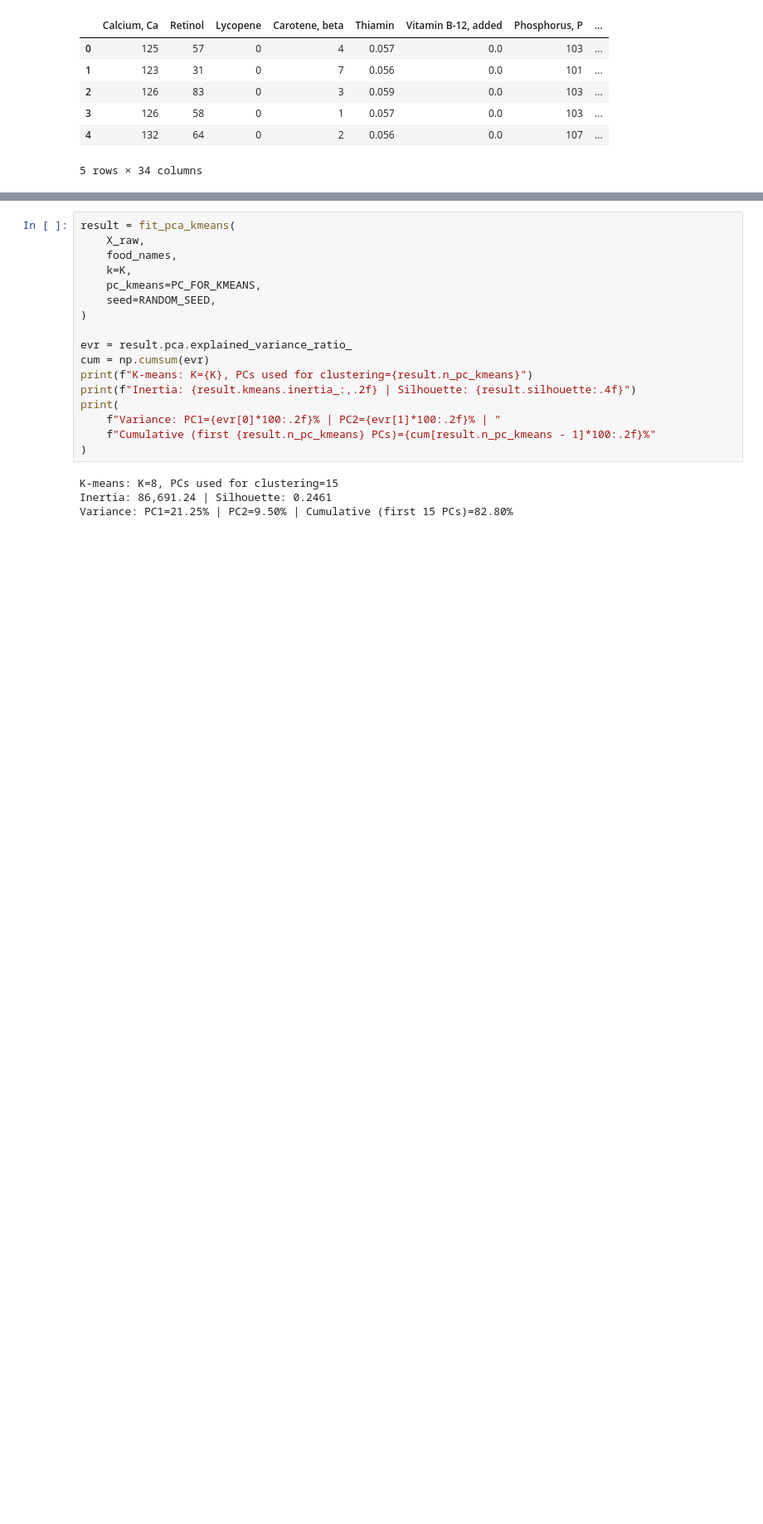
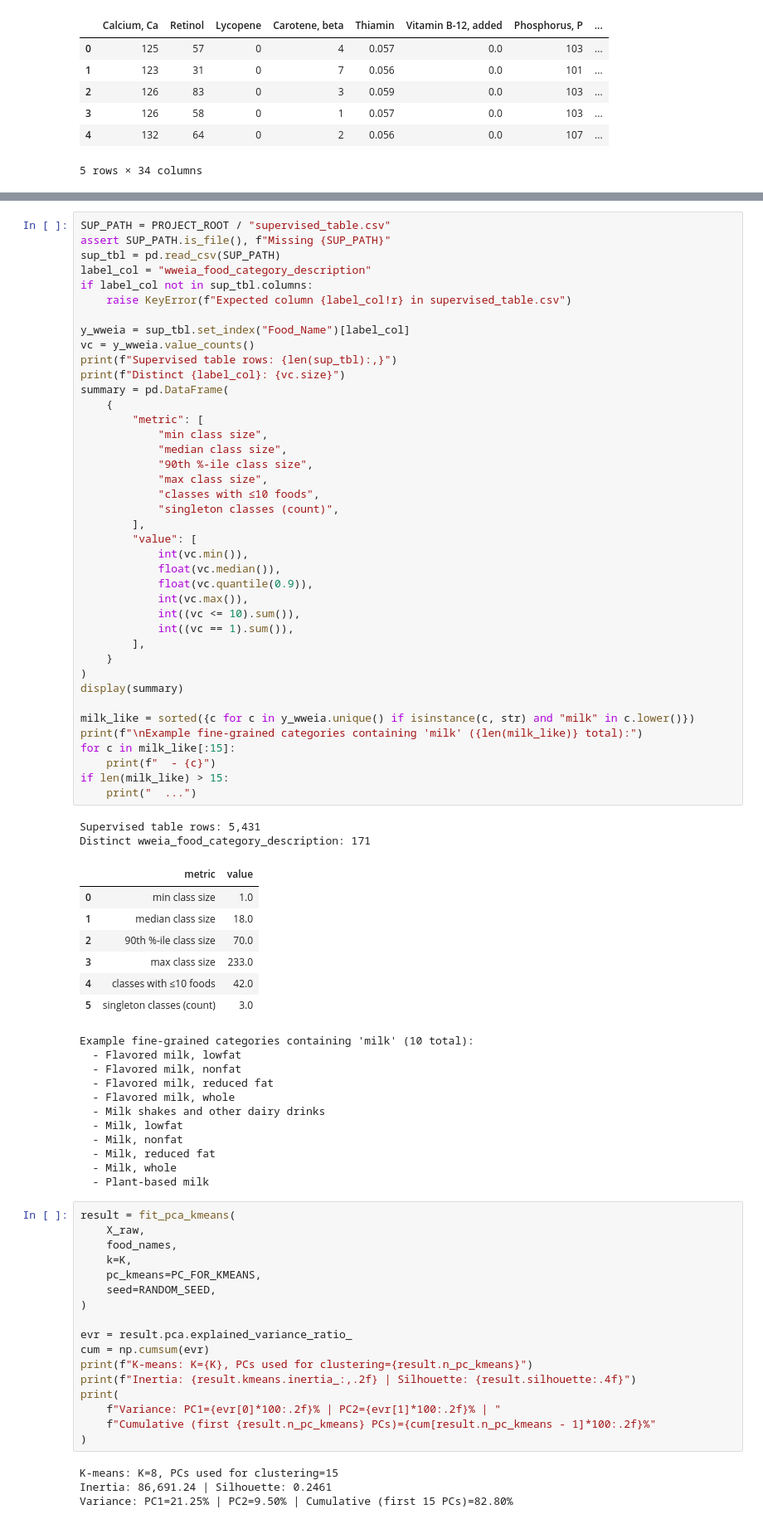
Before and after one commit to rsrini10/StatLearning_FinalProject, a Jupyter notebook: unsupervised_learning/pca_kmeans_exploration.ipynb, the cells around one changed output, grey strips where cells are left out. Shown at 83% size. Saved outputs shown, nothing was run; the diff lists cells and outputs as text; blank space fills up the shorter version.

```diff
--- a/unsupervised_learning/pca_kmeans_exploration.ipynb
+++ b/unsupervised_learning/pca_kmeans_exploration.ipynb
@@ -79,3 +99,64 @@ Foods: 5,431 | Nutrient features: 34
+# %%
+SUP_PATH = PROJECT_ROOT / "supervised_table.csv"
+assert SUP_PATH.is_file(), f"Missing {SUP_PATH}"
+sup_tbl = pd.read_csv(SUP_PATH)
+label_col = "wweia_food_category_description"
+if label_col not in sup_tbl.columns:
+    raise KeyError(f"Expected column {label_col!r} in supervised_table.csv")
+
+y_wweia = sup_tbl.set_index("Food_Name")[label_col]
+vc = y_wweia.value_counts()
+print(f"Supervised table rows: {len(sup_tbl):,}")
+print(f"Distinct {label_col}: {vc.size}")
+summary = pd.DataFrame(
+    {
+        "metric": [
+            "min class size",
+            "median class size",
+            "90th %-ile class size",
+            "max class size",
+            "classes with ≤10 foods",
+            "singleton classes (count)",
+        ],
+        "value": [
+            int(vc.min()),
+            float(vc.median()),
+            float(vc.quantile(0.9)),
+            int(vc.max()),
+            int((vc <= 10).sum()),
+            int((vc == 1).sum()),
+        ],
+    }
+)
+display(summary)
+
+milk_like = sorted({c for c in y_wweia.unique() if isinstance(c, str) and "milk" in c.lower()})
+print(f"\nExample fine-grained categories containing 'milk' ({len(milk_like)} total):")
+for c in milk_like[:15]:
+    print(f"  - {c}")
+if len(milk_like) > 15:
+    print("  ...")
+# %% [output]
+Supervised table rows: 5,431
+Distinct wweia_food_category_description: 171
+|  | metric | value |
+| 0 | min class size | 1.0 |
+| 1 | median class size | 18.0 |
+| 2 | 90th %-ile class size | 70.0 |
+| 3 | max class size | 233.0 |
+| 4 | classes with ≤10 foods | 42.0 |
+| 5 | singleton classes (count) | 3.0 |
+Example fine-grained categories containing 'milk' (10 total):
+  - Flavored milk, lowfat
+  - Flavored milk, nonfat
+  - Flavored milk, reduced fat
+  - Flavored milk, whole
+  - Milk shakes and other dairy drinks
+  - Milk, lowfat
+  - Milk, nonfat
+  - Milk, reduced fat
+  - Milk, whole
+  - Plant-based milk
 # %%
 result = fit_pca_kmeans(
     X_raw,
```
Also changed, not shown: parts of 9 cells of this notebook, 8 other files.
